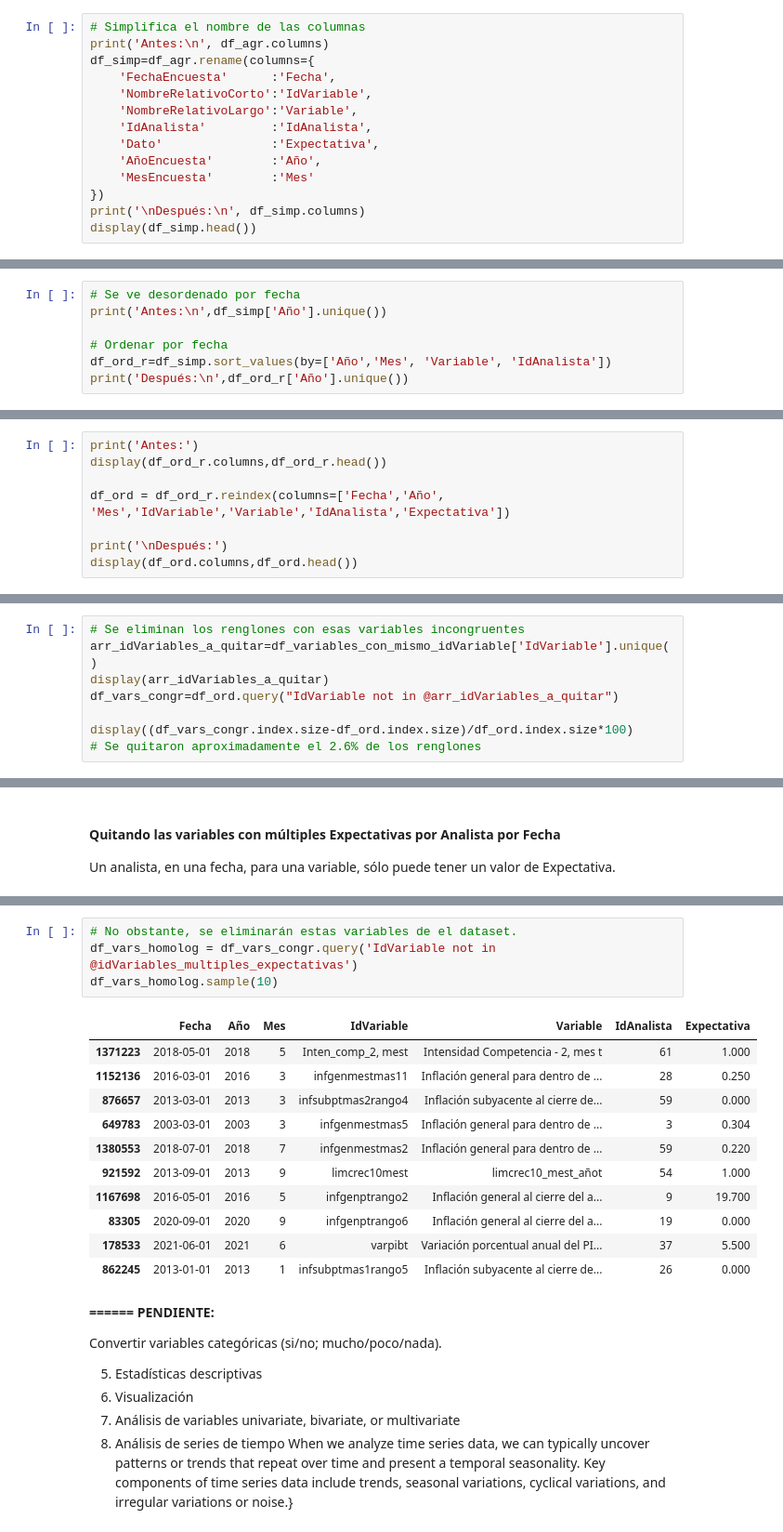
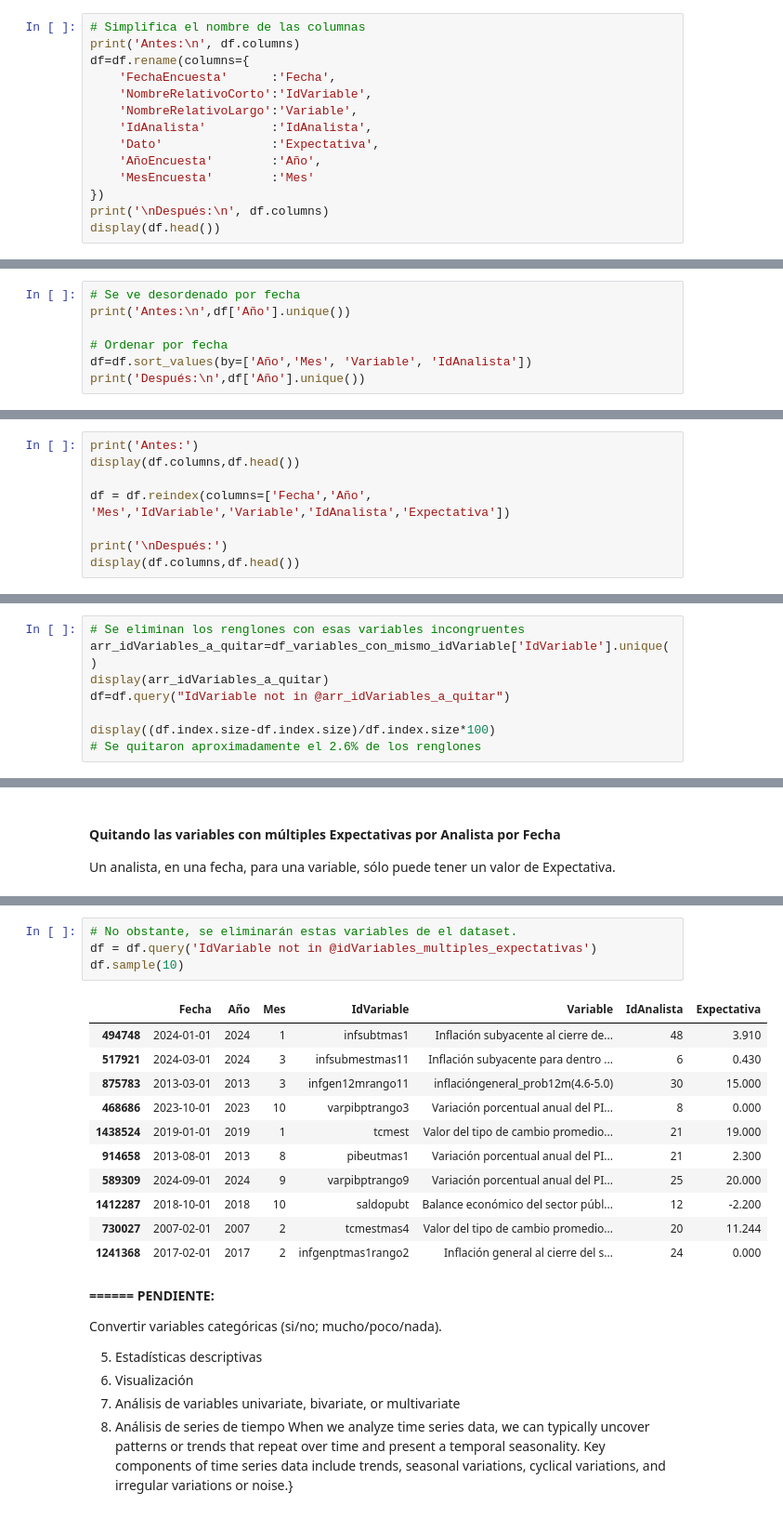
Before and after one commit to arturotena/MemoriaSeminario2024, a Jupyter notebook: Avance.ipynb, the cells around one changed output, grey strips where cells are left out. Shown at 93% size. Saved outputs shown, nothing was run; the diff lists cells and outputs as text.

```diff
--- a/Avance.ipynb
+++ b/Avance.ipynb
@@ -189,8 +174,8 @@ dtype: object
 ## 4.5. Simplificar nombres columnas
 # %%
 # Simplifica el nombre de las columnas
-print('Antes:\n', df_agr.columns)
-df_simp=df_agr.rename(columns={
+print('Antes:\n', df.columns)
+df=df.rename(columns={
     'FechaEncuesta'      :'Fecha',
     'NombreRelativoCorto':'IdVariable',
     'NombreRelativoLargo':'Variable',
@@ -199,8 +184,8 @@ df_simp=df_agr.rename(columns={
     'AñoEncuesta'        :'Año',
     'MesEncuesta'        :'Mes'
 })
-print('\nDespués:\n', df_simp.columns)
-display(df_simp.head())
+print('\nDespués:\n', df.columns)
+display(df.head())
 # %% [output]
 Antes:
  Index(['FechaEncuesta', 'NombreRelativoCorto', 'NombreRelativoLargo',
@@ -223,11 +208,11 @@ Después:
 ### Orden renglones
 # %%
 # Se ve desordenado por fecha
-print('Antes:\n',df_simp['Año'].unique())
+print('Antes:\n',df['Año'].unique())
 
 # Ordenar por fecha
-df_ord_r=df_simp.sort_values(by=['Año','Mes', 'Variable', 'IdAnalista'])
-print('Después:\n',df_ord_r['Año'].unique())
+df=df.sort_values(by=['Año','Mes', 'Variable', 'IdAnalista'])
+print('Después:\n',df['Año'].unique())
 # %% [output]
 Antes:
  [2020 2021 2022 2023 2024 1999 2000 2001 2002 2003 2004 2005 2006 2007
@@ -239,12 +224,12 @@ Después:
 ### Orden columnas
 # %%
 print('Antes:')
-display(df_ord_r.columns,df_ord_r.head())
+display(df.columns,df.head())
 
-df_ord = df_ord_r.reindex(columns=['Fecha','Año', 'Mes','IdVariable','Variable','IdAnalista','Expectativa'])
+df = df.reindex(columns=['Fecha','Año', 'Mes','IdVariable','Variable','IdAnalista','Expectativa'])
 
 print('\nDespués:')
-display(df_ord.columns,df_ord.head())
+display(df.columns,df.head())
 # %% [output]
 Antes:
 Index(['Fecha', 'IdVariable', 'Variable', 'IdAnalista', 'Expectativa', 'Año',
@@ -319,9 +304,9 @@ array(['Valor del tipo de cambio promedio durante el mes t+1',
 # Se eliminan los renglones con esas variables incongruentes
 arr_idVariables_a_quitar=df_variables_con_mismo_idVariable['IdVariable'].unique()
 display(arr_idVariables_a_quitar)
-df_vars_congr=df_ord.query("IdVariable not in @arr_idVariables_a_quitar")
+df=df.query("IdVariable not in @arr_idVariables_a_quitar")
 
-display((df_vars_congr.index.size-df_ord.index.size)/df_ord.index.size*100)
+display((df.index.size-df.index.size)/df.index.size*100)
 # Se quitaron aproximadamente el 2.6% de los renglones
 # %% [output]
 array(['tcmestmas1', 'tcmestmas2', 'tcmestmas3'], dtype=object)
@@ -430,20 +415,20 @@ array([2016, 2017, 2018, 2019, 2020, 2021, 2022, 2023, 2024], dtype=int32)
 array([2017, 2018, 2019, 2020, 2021, 2022, 2023, 2024], dtype=int32)
 # %%
 # No obstante, se eliminarán estas variables de el dataset.
-df_vars_homolog = df_vars_congr.query('IdVariable not in @idVariables_multiples_expectativas')
-df_vars_homolog.sample(10)
+df = df.query('IdVariable not in @idVariables_multiples_expectativas')
+df.sample(10)
 # %% [output]
 |  | Fecha | Año | Mes | IdVariable | Variable | IdAnalista | Expectativa |
-| 1371223 | 2018-05-01 | 2018 | 5 | Inten_comp_2, mest | Intensidad Competencia - 2, mes t | 61 | 1.000 |
-| 1152136 | 2016-03-01 | 2016 | 3 | infgenmestmas11 | Inflación general para dentro de ... | 28 | 0.250 |
-| 876657 | 2013-03-01 | 2013 | 3 | infsubptmas2rango4 | Inflación subyacente al cierre de... | 59 | 0.000 |
-| 649783 | 2003-03-01 | 2003 | 3 | infgenmestmas5 | Inflación general para dentro de ... | 3 | 0.304 |
-| 1380553 | 2018-07-01 | 2018 | 7 | infgenmestmas2 | Inflación general para dentro de ... | 59 | 0.220 |
-| 921592 | 2013-09-01 | 2013 | 9 | limcrec10mest | limcrec10_mest_añot | 54 | 1.000 |
-| 1167698 | 2016-05-01 | 2016 | 5 | infgenptrango2 | Inflación general al cierre del a... | 9 | 19.700 |
-| 83305 | 2020-09-01 | 2020 | 9 | infgenptrango6 | Inflación general al cierre del a... | 19 | 0.000 |
-| 178533 | 2021-06-01 | 2021 | 6 | varpibt | Variación porcentual anual del PI... | 37 | 5.500 |
-| 862245 | 2013-01-01 | 2013 | 1 | infsubptmas1rango5 | Inflación subyacente al cierre de... | 26 | 0.000 |
+| 494748 | 2024-01-01 | 2024 | 1 | infsubtmas1 | Inflación subyacente al cierre de... | 48 | 3.910 |
+| 517921 | 2024-03-01 | 2024 | 3 | infsubmestmas11 | Inflación subyacente para dentro ... | 6 | 0.430 |
+| 875783 | 2013-03-01 | 2013 | 3 | infgen12mrango11 | inflacióngeneral_prob12m(4.6-5.0) | 30 | 15.000 |
+| 468686 | 2023-10-01 | 2023 | 10 | varpibptrango3 | Variación porcentual anual del PI... | 8 | 0.000 |
+| 1438524 | 2019-01-01 | 2019 | 1 | tcmest | Valor del tipo de cambio promedio... | 21 | 19.000 |
+| 914658 | 2013-08-01 | 2013 | 8 | pibeutmas1 | Variación porcentual anual del PI... | 21 | 2.300 |
+| 589309 | 2024-09-01 | 2024 | 9 | varpibptrango9 | Variación porcentual anual del PI... | 25 | 20.000 |
+| 1412287 | 2018-10-01 | 2018 | 10 | saldopubt | Balance económico del sector públ... | 12 | -2.200 |
+| 730027 | 2007-02-01 | 2007 | 2 | tcmestmas4 | Valor del tipo de cambio promedio... | 20 | 11.244 |
+| 1241368 | 2017-02-01 | 2017 | 2 | infgenptmas1rango2 | Inflación general al cierre del s... | 24 | 0.000 |
 # %% [markdown]
 **====== PENDIENTE:**
 
```
Also changed, not shown: parts of 28 cells of this notebook.
